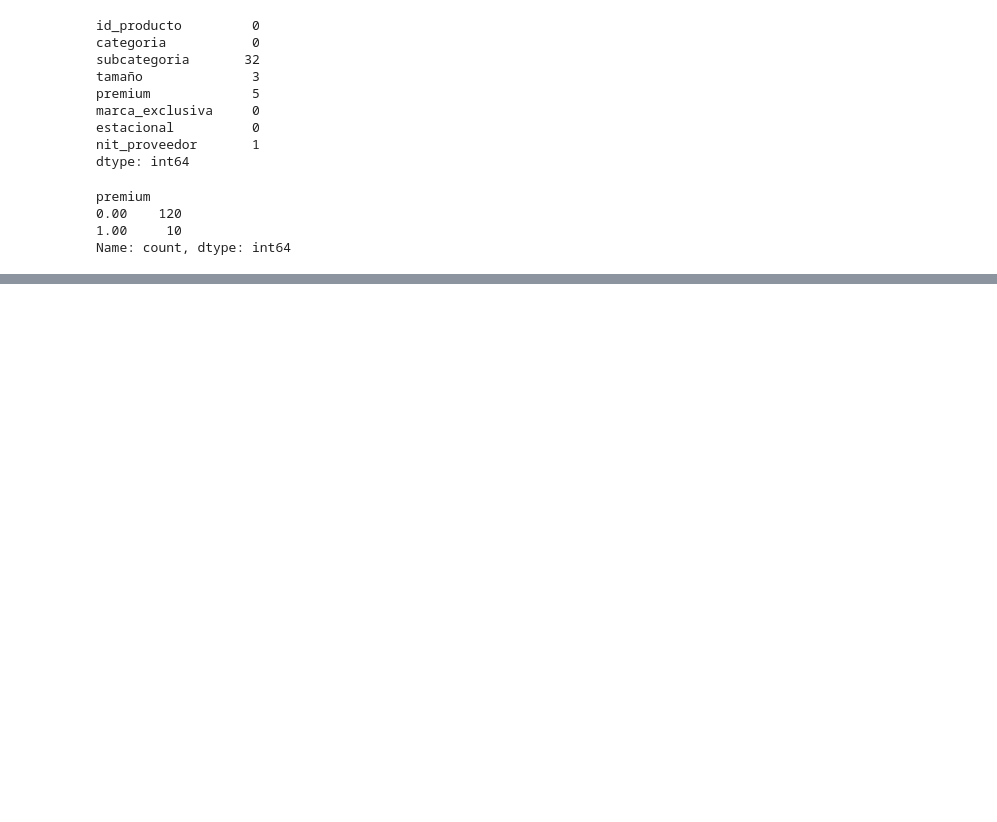
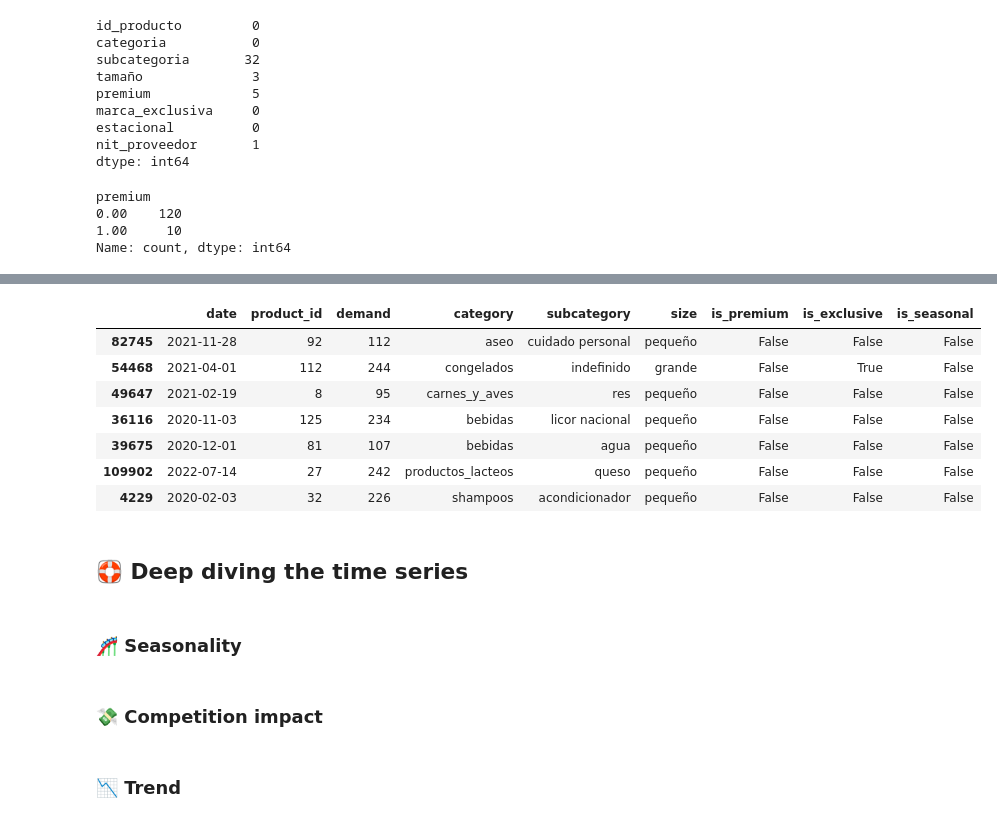
Before and after one commit to dewith/sumz-demand-analysis, a Jupyter notebook: notebooks/eda.ipynb, the cells around one changed output, grey strips where cells are left out. Saved outputs shown, nothing was run; the diff lists cells and outputs as text; code cells hidden in the pictures; blank space fills up the shorter version.

```diff
--- a/notebooks/eda.ipynb
+++ b/notebooks/eda.ipynb
@@ -208,0 +296,30 @@ Now let's give a look to the distribution of products
+# %%
+df_demand_pro = pd.merge(
+    left=df_demand,
+    right=df_products.drop(columns=['nit_proveedor']),
+    how='left',
+    on='id_producto'
+)
+
+df_demand_pro.columns = [
+    'date', 'product_id', 'demand', 'category', 'subcategory', 'size', 'is_premium', 'is_exclusive', 'is_seasonal'
+]
+# %%
+df_demand_pro.sample(7)
+# %% [output]
+|  | date | product_id | demand | category | subcategory | size | is_premium | is_exclusive | is_seasonal |
+| 82745 | 2021-11-28 | 92 | 112 | aseo | cuidado personal | pequeño | False | False | False |
+| 54468 | 2021-04-01 | 112 | 244 | congelados | indefinido | grande | False | True | False |
+| 49647 | 2021-02-19 | 8 | 95 | carnes_y_aves | res | pequeño | False | False | False |
+| 36116 | 2020-11-03 | 125 | 234 | bebidas | licor nacional | pequeño | False | False | False |
+| 39675 | 2020-12-01 | 81 | 107 | bebidas | agua | pequeño | False | False | False |
+| 109902 | 2022-07-14 | 27 | 242 | productos_lacteos | queso | pequeño | False | False | False |
+| 4229 | 2020-02-03 | 32 | 226 | shampoos | acondicionador | pequeño | False | False | False |
+# %% [markdown]
+## 🛟 Deep diving the time series
+# %% [markdown]
+### 🎢 Seasonality
+# %% [markdown]
+### 💸 Competition impact
+# %% [markdown]
+### 📉 Trend
```
Also changed, not shown: parts of 16 cells of this notebook.
